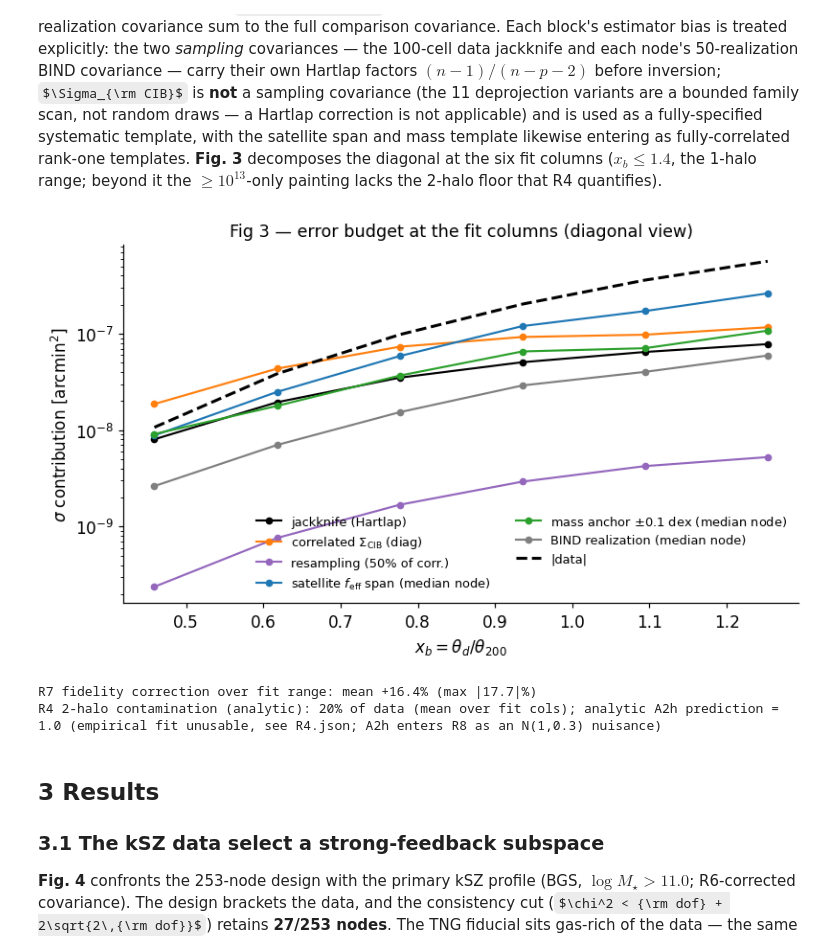
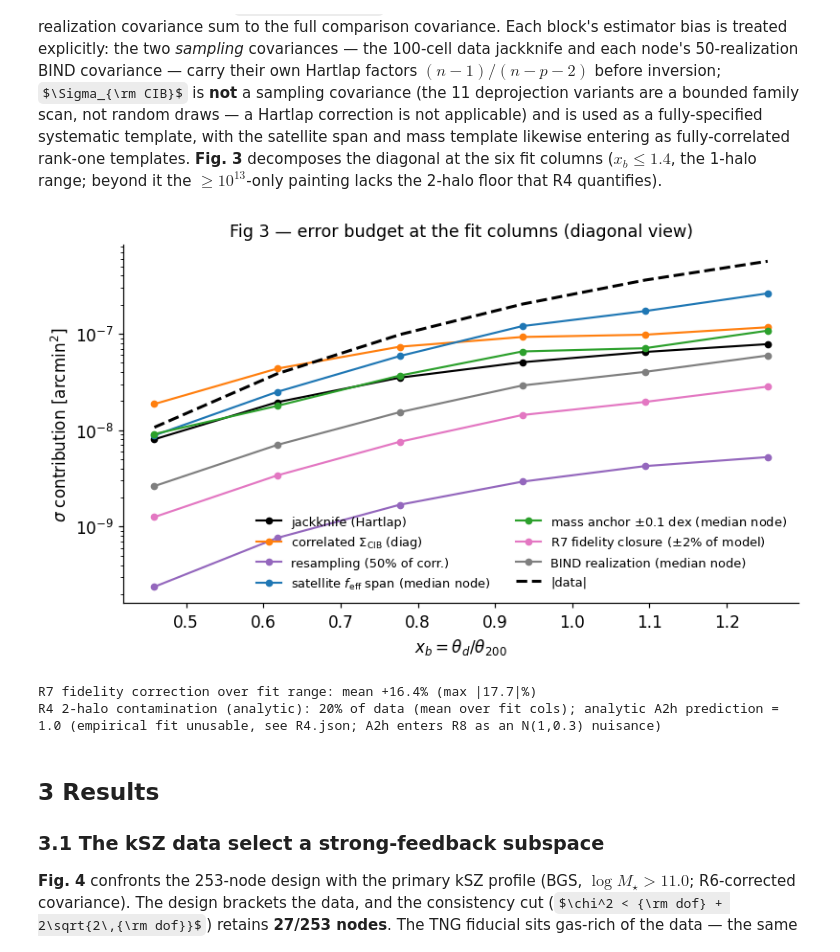
Before and after one commit to Maxelee/BIND, a Jupyter notebook: examples/paper_p4c_tsz_ksz.ipynb, the cells around one changed output. Cells and saved outputs as stored; diff of their text form; code cells hidden in the pictures; some formulas as TeX source.

```diff
--- a/examples/paper_p4c_tsz_ksz.ipynb
+++ b/examples/paper_p4c_tsz_ksz.ipynb
@@ -54,11 +54,14 @@ JSONs are the single source of truth for quoted numbers; figures regenerate
 from the merged npz products.
 # %%
 import json
+import os
 import numpy as np
 import matplotlib.pyplot as plt
 from pathlib import Path
 
-KS = Path("/mnt/home/mlee1/ceph/bind_science/ksz_confront")
+# $BIND_KSZ_PRODUCTS drives every engine in the rebuild chain (docs/REPRODUCING.md);
+# unset, this is byte-identical to the historical hardcoded path.
+KS = Path(os.environ.get("BIND_KSZ_PRODUCTS", "/mnt/home/mlee1/ceph/bind_science/ksz_confront"))
 LC = KS / "lightcone"
 ZEN = KS / "desact_zenodo"          # Ried Guachalla+2025 Zenodo release
 VD = LC / "verdicts"
@@ -453,34 +461,38 @@ node_mean = np.nanmean(nodes, axis=1)
 sig_real = np.nanmedian(np.nanstd(nodes, axis=1), axis=0) / np.sqrt(nodes.shape[1])
 sig_mass = np.nanmedian(np.abs(r3["dmodel_frac_per_sigma"][None, :] * node_mean
                                - r3["ddata_per_sigma"][None, :]), axis=0)
+# R7 painting-fidelity closure uncertainty: +-2% of the model, same
+# median-over-nodes construction as the other model-side terms above
+sig_r7 = np.nanmedian(0.02 * np.abs(node_mean), axis=0)
 
 fig, ax = plt.subplots(figsize=(7.2, 4.2))
 terms = [("jackknife (Hartlap)", sig_jk, C["data"]),
          (r"correlated $\Sigma_{\rm CIB}$ (diag)", sig_cibcorr, C["band"]),
          ("resampling (50% of corr.)", sig_res, "#9467bd"),
          (r"satellite $f_{\rm eff}$ span (median node)", sig_sat, C["cons"]),
          (r"mass anchor $\pm0.1$ dex (median node)", sig_mass, C["best"]),
+         (r"R7 fidelity closure ($\pm2\%$ of model)", sig_r7, "#e377c2"),
          ("BIND realization (median node)", sig_real, C["null"])]
 for name, s, c in terms:
     ax.plot(xb[iv], s[iv], "o-", ms=4, lw=1.4, color=c, label=name)
 ax.plot(xb[iv], np.abs(m17[iv]), "k--", lw=2, label="|data|")
 ax.set_yscale("log")
 ax.set_xlabel(r"$x_b=\theta_d/\theta_{200}$")
 ax.set_ylabel(r"$\sigma$ contribution [arcmin$^2$]")
 ax.set_title("Fig 3 — error budget at the fit columns (diagonal view)")
 ax.legend(frameon=False, fontsize=8.5, ncol=2)
 fig.savefig(FIGDIR / "fig3_error_budget.png")
 plt.show()
 print("R7 fidelity correction over fit range: mean %+.1f%% (max |%.1f|%%)" % (
     V["R7"]["metrics"]["mean_frac_bias_pct_fit_range"],
     V["R7"]["metrics"]["max_abs_frac_bias_pct_fit_range"]))
 print("R4 2-halo contamination (analytic): %.0f%% of data (mean over fit cols); "
       "analytic A2h prediction = %s (empirical fit unusable, see R4.json; "
       "A2h enters R8 as an N(1,0.3) nuisance)" % (
           V["R4"]["metrics"]["mean_contamination_pct_analytic"],
           V["R4"]["metrics"]["A2h_analytic_prediction"]))
 # %% [output]
-[figure, old version]
+[figure, new version]
 R7 fidelity correction over fit range: mean +16.4% (max |17.7|%)
 R4 2-halo contamination (analytic): 20% of data (mean over fit cols); analytic A2h prediction = 1.0 (empirical fit unusable, see R4.json; A2h enters R8 as an N(1,0.3) nuisance)
 # %% [markdown]
```
Also changed, not shown: parts of 6 cells of this notebook, 1 other file.
